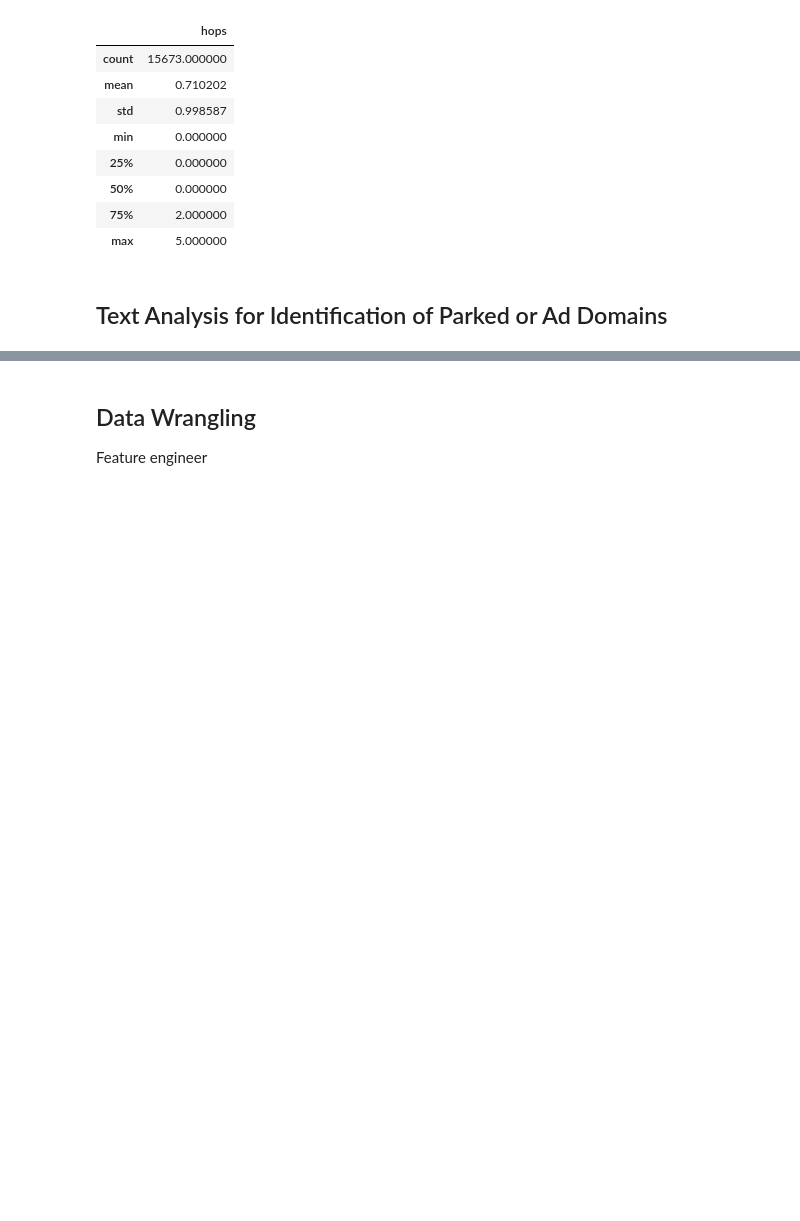
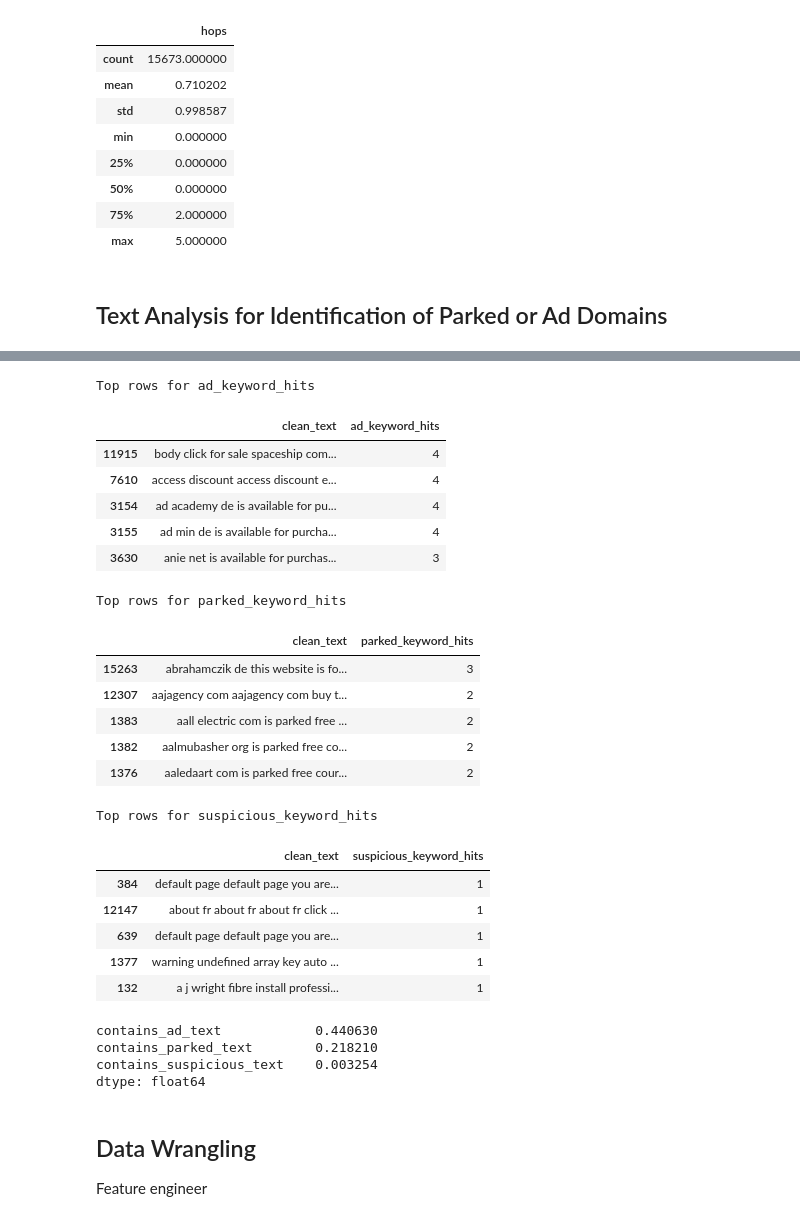
Before and after one commit to YouKnowJoey/sketchy-parking-lot, a Jupyter notebook: notebooks/wrangling_analysis.ipynb, the cells around one changed output, grey strips where cells are left out. Saved outputs shown, nothing was run; the diff lists cells and outputs as text; code cells hidden in the pictures; blank space fills up the shorter version.

```diff
--- a/notebooks/wrangling_analysis.ipynb
+++ b/notebooks/wrangling_analysis.ipynb
@@ -112,3 +204,49 @@ combined_df.describe()
+# %%
+for col in ["ad", "parked", "suspicious"]:
+    combined_df[f"contains_{col}_text"] = (combined_df[f"{col}_keyword_hits"] > 0).astype(int)
+# %%
+for col in ["ad_keyword_hits", "parked_keyword_hits", "suspicious_keyword_hits"]:
+    print(f"\nTop rows for {col}")
+    display(
+        combined_df.sort_values(col, ascending=False)[
+            ["clean_text", col]
+        ].head(5)
+    )
+# %% [output]
+Top rows for ad_keyword_hits
+|  | clean_text | ad_keyword_hits |
+| 11915 | body click for sale spaceship com... | 4 |
+| 7610 | access discount access discount e... | 4 |
+| 3154 | ad academy de is available for pu... | 4 |
+| 3155 | ad min de is available for purcha... | 4 |
+| 3630 | anie net is available for purchas... | 3 |
+Top rows for parked_keyword_hits
+|  | clean_text | parked_keyword_hits |
+| 15263 | abrahamczik de this website is fo... | 3 |
+| 12307 | aajagency com aajagency com buy t... | 2 |
+| 1383 | aall electric com is parked free ... | 2 |
+| 1382 | aalmubasher org is parked free co... | 2 |
+| 1376 | aaledaart com is parked free cour... | 2 |
+Top rows for suspicious_keyword_hits
+|  | clean_text | suspicious_keyword_hits |
+| 384 | default page default page you are... | 1 |
+| 12147 | about fr about fr about fr click ... | 1 |
+| 639 | default page default page you are... | 1 |
+| 1377 | warning undefined array key auto ... | 1 |
+| 132 | a j wright fibre install professi... | 1 |
+# %%
+combined_df[
+    [
+        "contains_ad_text",
+        "contains_parked_text",
+        "contains_suspicious_text"
+    ]
+].mean()
+# %% [output]
+contains_ad_text            0.440630
+contains_parked_text        0.218210
+contains_suspicious_text    0.003254
+dtype: float64
 # %% [markdown]
 ## Data Wrangling
 
```
Also changed, not shown: parts of 7 cells of this notebook, 1 other file.
